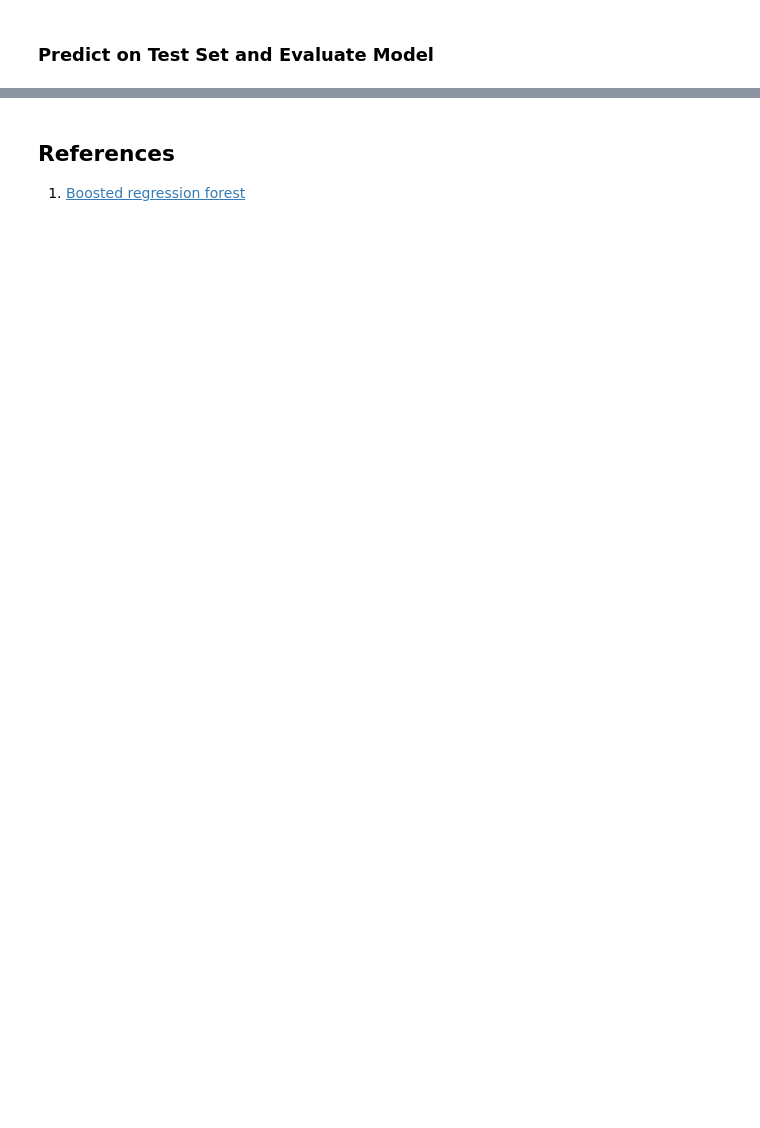
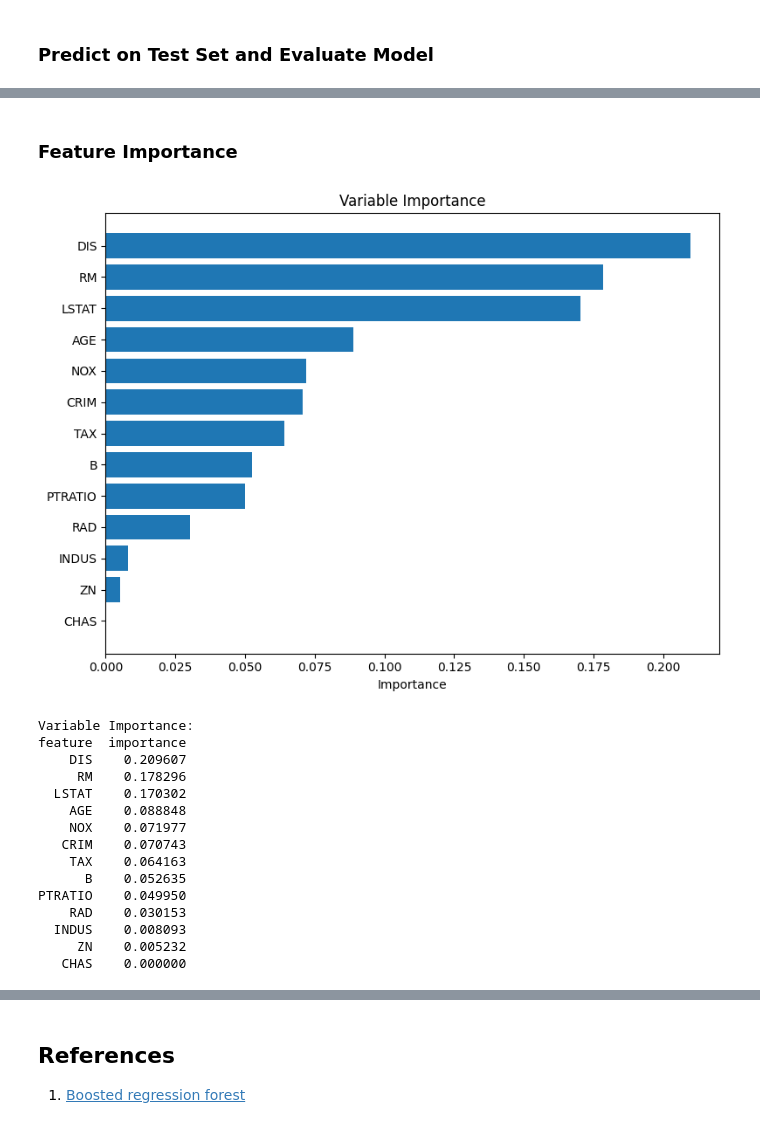
Before and after one commit to zia207/python-colab, a Jupyter notebook: NoteBook/Machine_Learning/Tree_based/03-01-02-08-11-tree-based-models-bagging-grf-boosted-regression-forest-python.ipynb, the cells around one changed output, grey strips where cells are left out. Drawn from its saved outputs; the diff is of its cells as text; code cells hidden in the pictures; blank space fills up the shorter version.

```diff
--- a/NoteBook/Machine_Learning/Tree_based/03-01-02-08-11-tree-based-models-bagging-grf-boosted-regression-forest-python.ipynb
+++ b/NoteBook/Machine_Learning/Tree_based/03-01-02-08-11-tree-based-models-bagging-grf-boosted-regression-forest-python.ipynb
@@ -204,3 +283,40 @@ plt.show()
+# %% [markdown]
+### Feature Importance
+# %%
+if brf_model['feature_names']:
+    importance_df = pd.DataFrame({
+        'feature': brf_model['feature_names'],
+        'importance': brf_model['feature_importances']
+    })
+    importance_df = importance_df.sort_values('importance', ascending=False)
+
+    plt.figure(figsize=(8, 6))
+    plt.barh(importance_df['feature'], importance_df['importance'])
+    plt.xlabel('Importance')
+    plt.title('Variable Importance')
+    plt.gca().invert_yaxis()
+    plt.tight_layout()
+    plt.show()
+
+    print("\nVariable Importance:")
+    print(importance_df.to_string(index=False))
+# %% [output]
+[figure, added]
+Variable Importance:
+feature  importance
+    DIS    0.209607
+     RM    0.178296
+  LSTAT    0.170302
+    AGE    0.088848
+    NOX    0.071977
+   CRIM    0.070743
+    TAX    0.064163
+      B    0.052635
+PTRATIO    0.049950
+    RAD    0.030153
+  INDUS    0.008093
+     ZN    0.005232
+   CHAS    0.000000
 # %% [markdown]
 ## Summary and Conclusion
 
```
Also changed, not shown: parts of 16 cells of this notebook.
